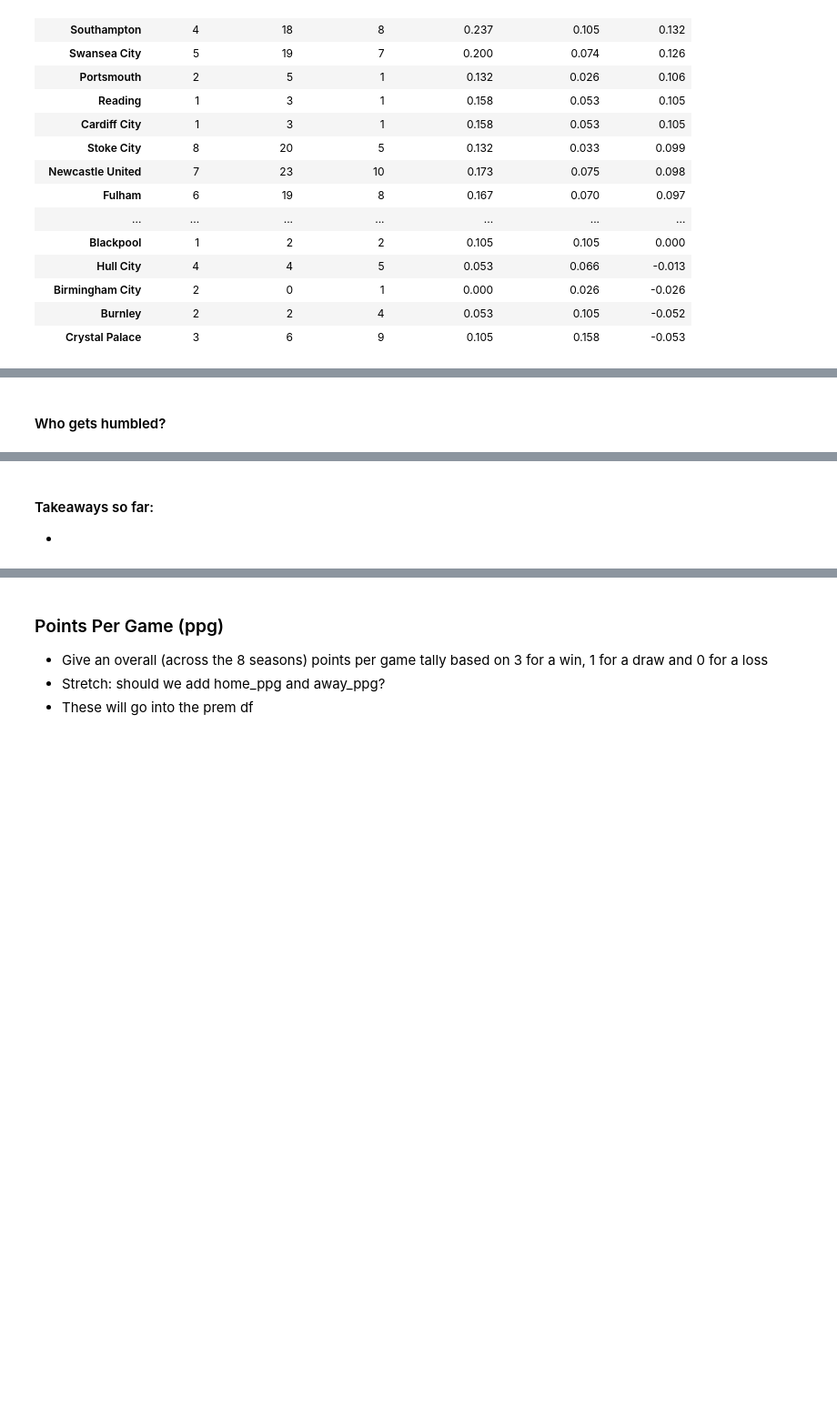
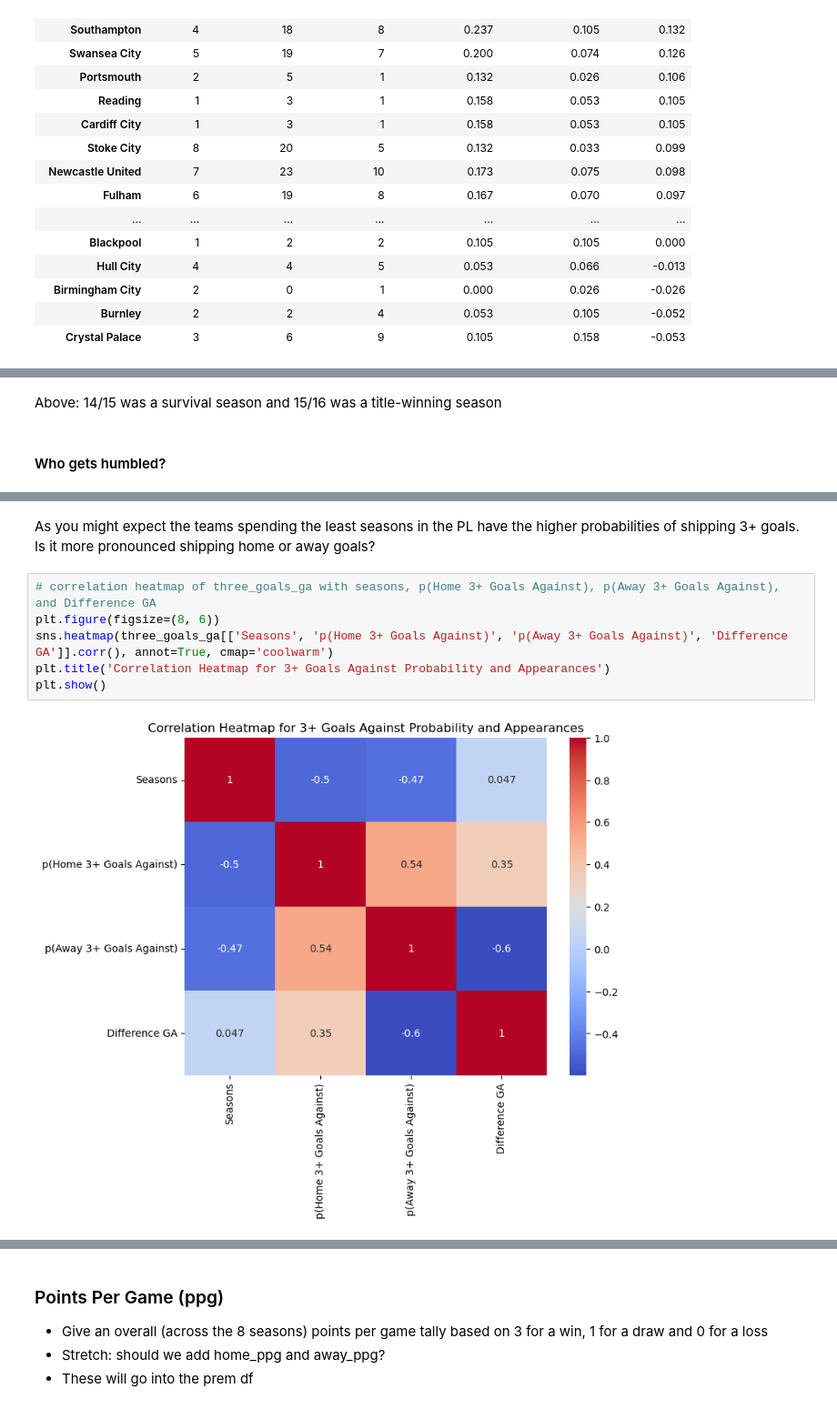
Before and after one commit to tjjdoherty/football-project-mvp, a Jupyter notebook: intro_clean_eda.ipynb, the cells around one changed output, grey strips where cells are left out. Shown at 91% size. Saved outputs shown, nothing was run; the diff lists cells and outputs as text; blank space fills up the shorter version.

```diff
--- a/intro_clean_eda.ipynb
+++ b/intro_clean_eda.ipynb
@@ -822,3 +891,5 @@ However, with some specific domain knowledge, we should look at **trajectory** o
+# %% [markdown]
+Above: 14/15 was a survival season and 15/16 was a title-winning season
 # %% [markdown]
 #### Who gets humbled?
 # %%
@@ -843,7 +914,13 @@ three_goals_ga
 | Manchester City | 8 | 13 | 15 | 0.086 | 0.099 | ... |
 | Chelsea | 8 | 13 | 15 | 0.086 | 0.099 | ... |
 | Leicester City | 2 | 4 | 3 | 0.105 | 0.079 | ... |
-# %% [markdown]
-#### Takeaways so far:
-
--
+# %% [markdown]
+As you might expect the teams spending the least seasons in the PL have the higher probabilities of shipping 3+ goals. Is it more pronounced shipping home or away goals?
+# %%
+# correlation heatmap of three_goals_ga with seasons, p(Home 3+ Goals Against), p(Away 3+ Goals Against), and Difference GA
+plt.figure(figsize=(8, 6))
+sns.heatmap(three_goals_ga[['Seasons', 'p(Home 3+ Goals Against)', 'p(Away 3+ Goals Against)', 'Difference GA']].corr(), annot=True, cmap='coolwarm')
+plt.title('Correlation Heatmap for 3+ Goals Against Probability and Appearances')
+plt.show()
+# %% [output]
+[figure, added]
```
Also changed, not shown: parts of 12 cells of this notebook.
